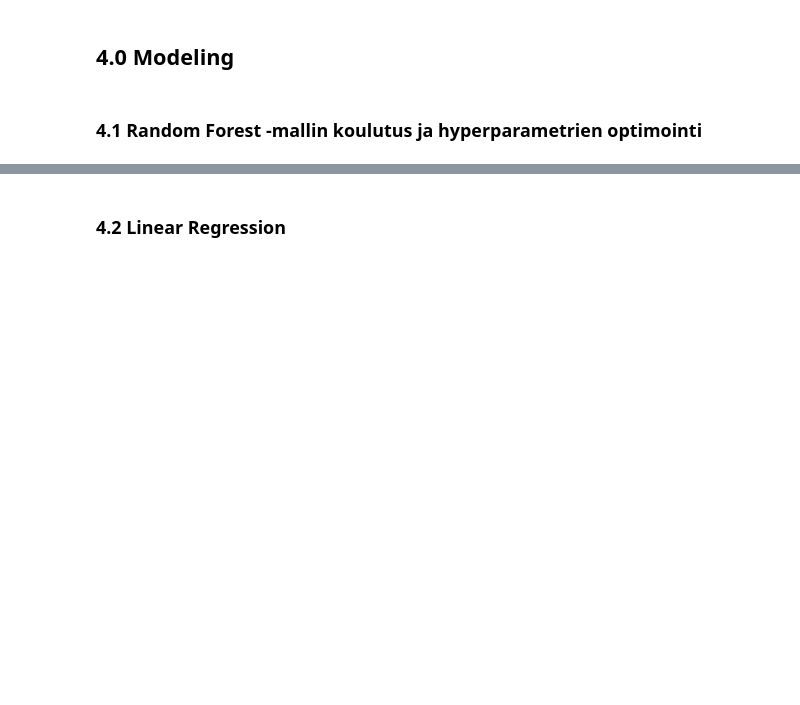
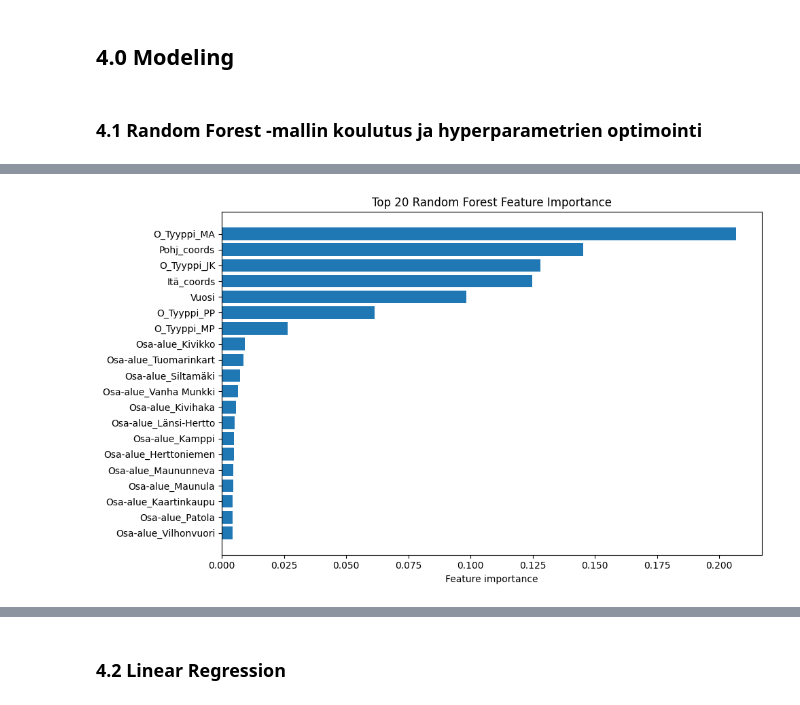
Before and after one commit to TonyKarlin/OhTu_ML_Project, a Jupyter notebook: Liikenneonnettomuudet.ipynb, the cells around one changed output, grey strips where cells are left out. Saved outputs shown, nothing was run; the diff lists cells and outputs as text; code cells hidden in the pictures; blank space fills up the shorter version.

Commit message:
lisätty selittävät osiot Random forest malliin liittyviin kappaleisiin, ja lisätty cross validaatio, yms

```diff
--- a/Liikenneonnettomuudet.ipynb
+++ b/Liikenneonnettomuudet.ipynb
@@ -394,0 +420,15 @@ Tarkkuus huomataan pyörivän **80-85 %** välillä. Malli ennustaa erityisen hy
+# %%
+importances = best_rf.feature_importances_
+features = rf_X_train.columns
+
+feat_df = pd.DataFrame({"Feature": features, "Importance": importances})
+feat_df = feat_df.sort_values(by="Importance", ascending=False).head(20)
+
+plt.figure(figsize=(10,6))
+plt.barh(feat_df["Feature"][::-1], feat_df["Importance"][::-1])
+plt.xlabel("Feature importance")
+plt.title("Top 20 Random Forest Feature Importance")
+plt.tight_layout()
+plt.show()
+# %% [output]
+[figure, added]
```
Also changed, not shown: parts of 15 cells of this notebook.
